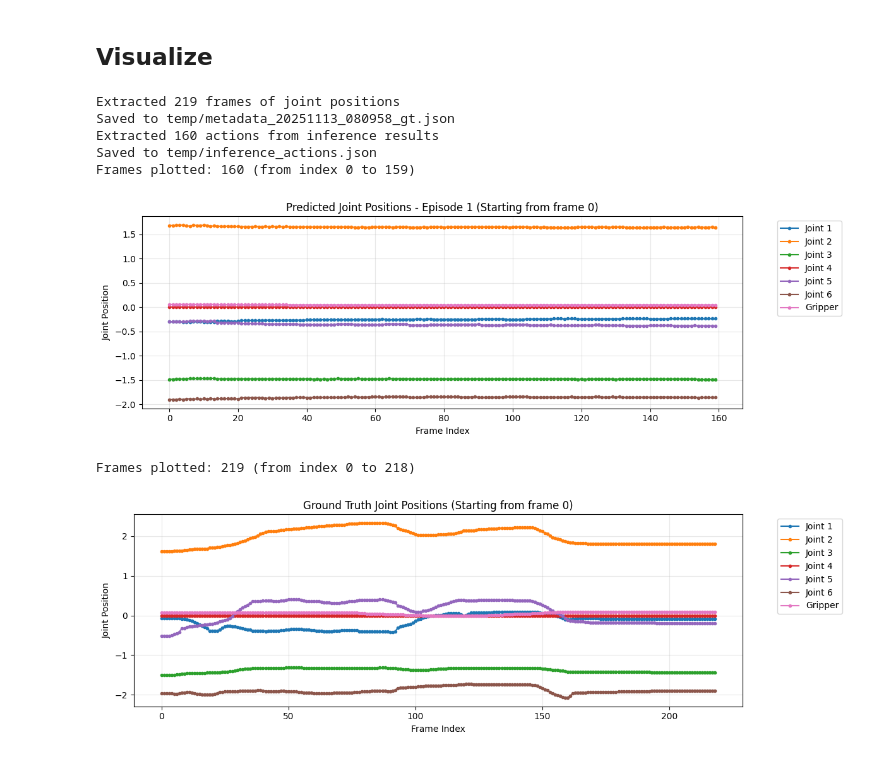
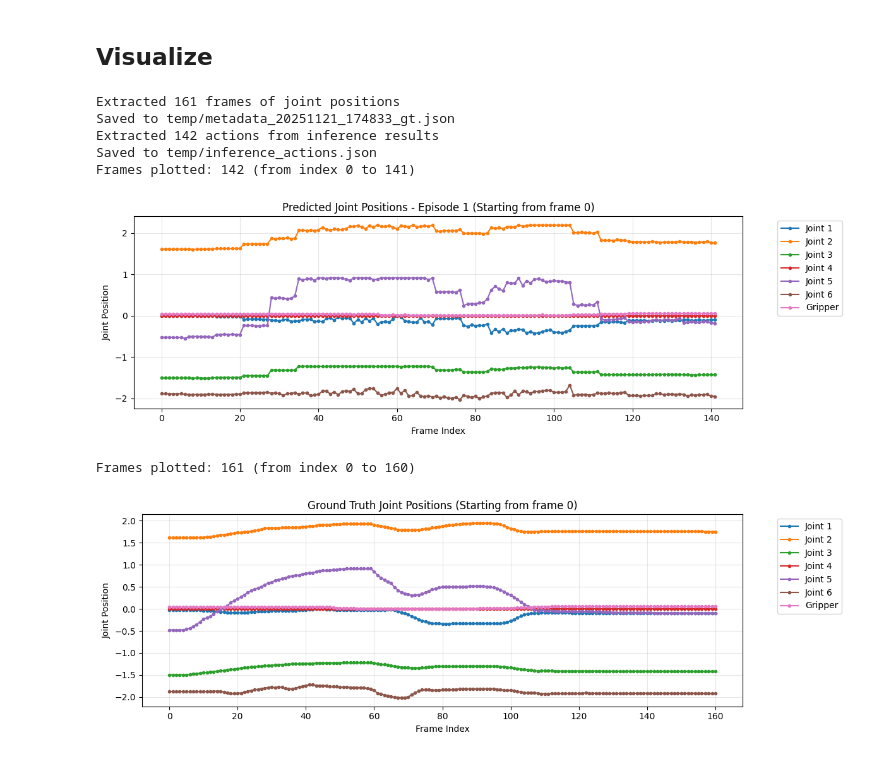
Before and after one commit to mayuanyang/lerobot-piper, a Jupyter notebook: src/prepare_dataset_demo.ipynb, the cells around one changed output. Cells and saved outputs as stored; diff of their text form; code cells hidden in the pictures.

Commit message:
the first kinda working video inference

```diff
--- a/src/prepare_dataset_demo.ipynb
+++ b/src/prepare_dataset_demo.ipynb
@@ -260,41 +232,41 @@ def plot_joint_positions(json_file_path, title, start_frame_index=0):
         # Extract joint positions for each frame in the filtered data
         for action in filtered_data:
             for i in range(7):  # 6 joints + 1 gripper
                 joints[i].append(action[i])
 
 
     # Create the plot
     plt.figure(figsize=(12, 4)) # Slightly larger figure for clarity
 
     # Joint names
     joint_names = ['Joint 1', 'Joint 2', 'Joint 3', 'Joint 4', 'Joint 5', 'Joint 6', 'Gripper']
 
     # Plot each joint with a different color
     for i in range(7):
         plt.plot(frame_indices, joints[i], label=joint_names[i], marker='o', markersize=3, linewidth=1.5)
 
     # Add labels and title
     plt.xlabel('Frame Index')
     plt.ylabel('Joint Position')
     plt.title(f"{title} (Starting from frame {start_frame_index})")
     plt.legend(bbox_to_anchor=(1.05, 1), loc='upper left') # Legend outside plot
     plt.grid(True, alpha=0.3)
 
     # Show the plot
     plt.tight_layout()
     plt.show()
 
 plot_joint_positions('temp/inference_actions.json', 'Predicted Joint Positions - Episode 1')
-plot_joint_positions('temp/metadata_20251113_080958_gt.json', 'Ground Truth Joint Positions')
+plot_joint_positions('temp/metadata_20251121_174833_gt.json', 'Ground Truth Joint Positions')
 # %% [output]
-Extracted 219 frames of joint positions
-Saved to temp/metadata_20251113_080958_gt.json
-Extracted 160 actions from inference results
+Extracted 161 frames of joint positions
+Saved to temp/metadata_20251121_174833_gt.json
+Extracted 142 actions from inference results
 Saved to temp/inference_actions.json
-Frames plotted: 160 (from index 0 to 159)
+Frames plotted: 142 (from index 0 to 141)
-[figure, old version]
+[figure, new version]
-Frames plotted: 219 (from index 0 to 218)
+Frames plotted: 161 (from index 0 to 160)
-[figure, old version]
+[figure, new version]
 # %%
 from pathlib import Path
 from lerobot.policies.diffusion.modeling_diffusion import DiffusionPolicy
```
Also changed, not shown: parts of 6 cells of this notebook, 7 other files.
